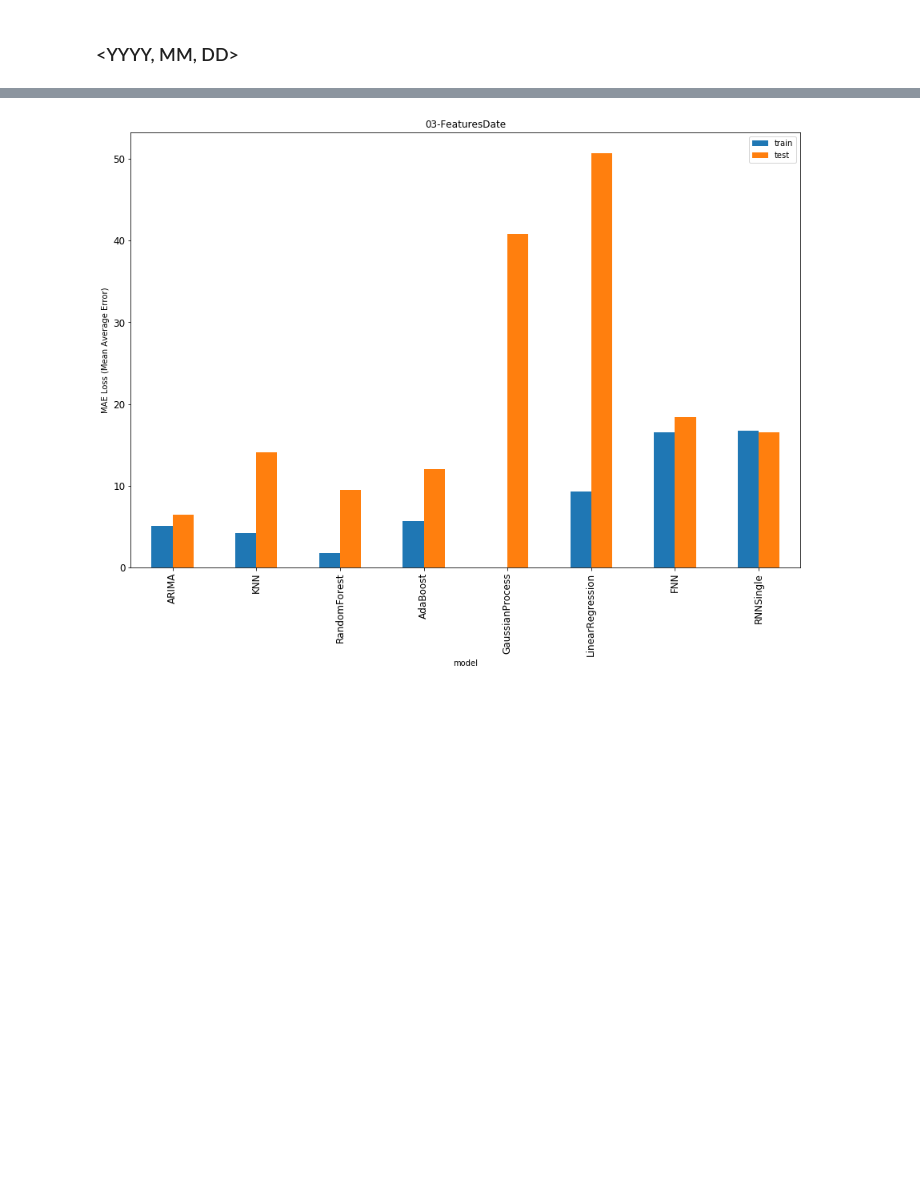
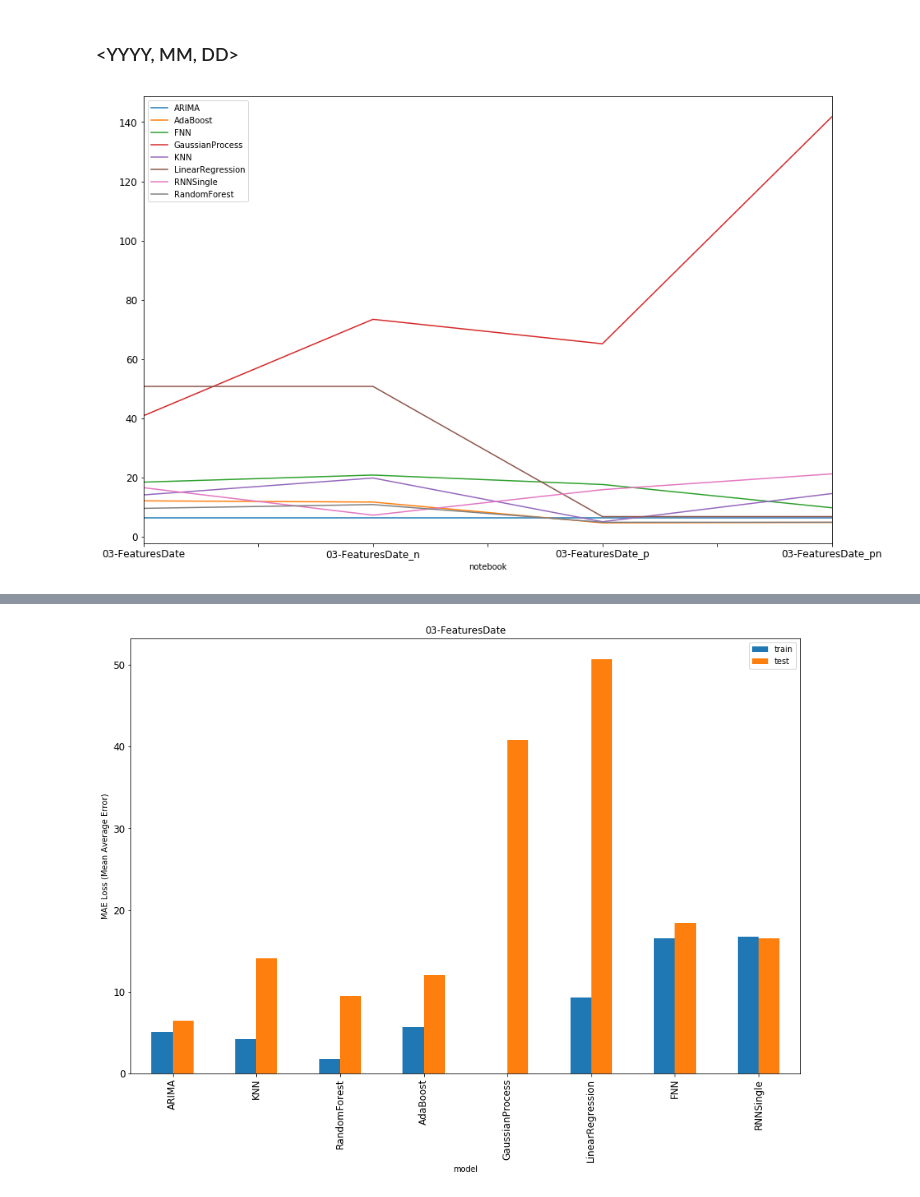
Before and after one commit to fdabek1/irregulartimeseries, a Jupyter notebook: 00-ModelResults.ipynb, the cells around one changed output, grey strips where cells are left out. Drawn from its saved outputs; the diff is of its cells as text; code cells hidden in the pictures; blank space fills up the shorter version.

```diff
--- a/00-ModelResults.ipynb
+++ b/00-ModelResults.ipynb
@@ -57,3 +88,7 @@ plot_chart('02-Chunk5')
 # Features
 # %% [markdown]
 ### <YYYY, MM, DD>
+# %%
+plot_line(['03-FeaturesDate', '03-FeaturesDate_n', '03-FeaturesDate_p', '03-FeaturesDate_pn'])
+# %% [output]
+[figure, added]
```
Also changed, not shown: parts of 25 cells of this notebook.
